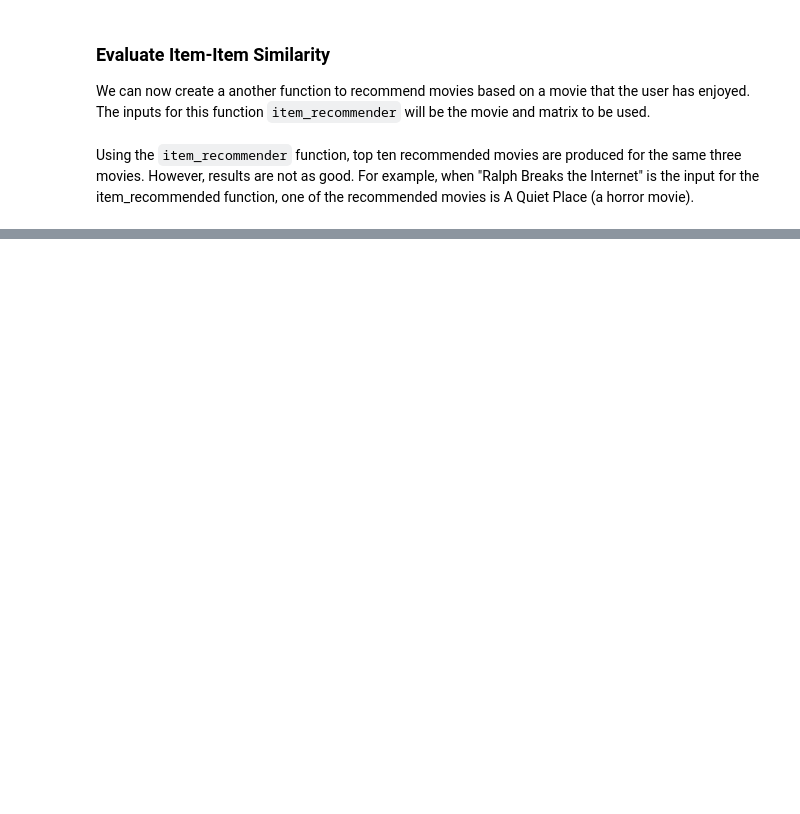
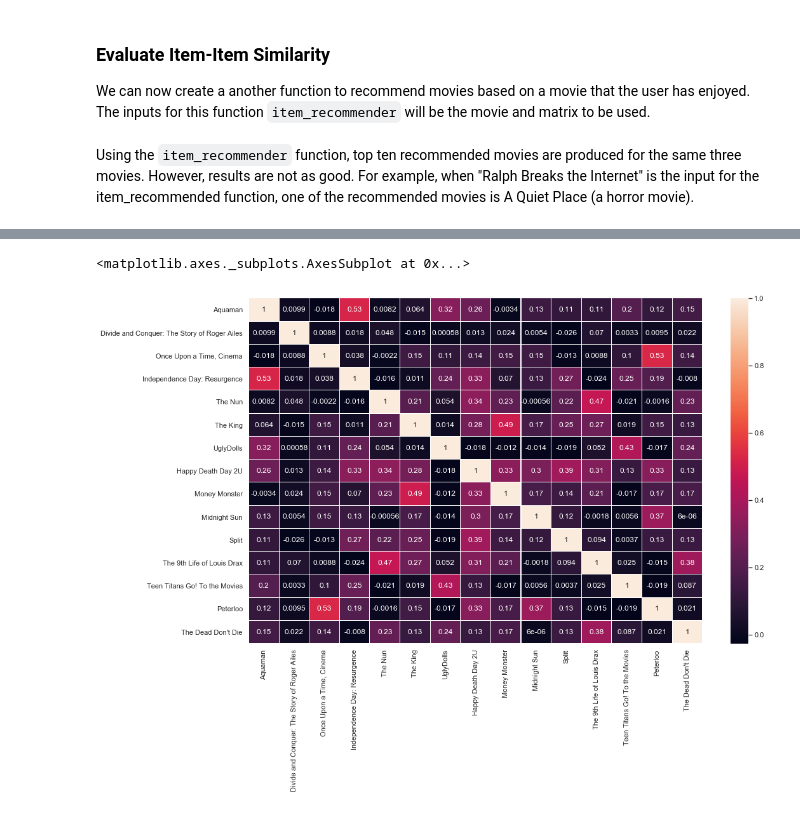
Before and after one commit to mkivenson/Recommender-Systems, a Jupyter notebook: Global Baseline Predictors and RSME/Movie Reviews Recommender System.ipynb, the cells around one changed output, grey strips where cells are left out. Cells and saved outputs as stored; diff of their text form; code cells hidden in the pictures; blank space fills up the shorter version.

```diff
--- a/Global Baseline Predictors and RSME/Movie Reviews Recommender System.ipynb
+++ b/Global Baseline Predictors and RSME/Movie Reviews Recommender System.ipynb
@@ -782,0 +818,5 @@ With this dataset and algorithm, it seems like content-based recommender systems
+# %%
+movie_df = pd.DataFrame(data = movie_matrix.toarray(),
+                       index = list(movie_words["title"]),
+                       columns = count_vec.get_feature_names())
+movie_df.head()
@@ -782,0 +833,7 @@ With this dataset and algorithm, it seems like content-based recommender systems
+# %%
+#instantiate SVD
+svd = TruncatedSVD(n_components = 100)
+svd.fit(movie_df)
+result = svd.transform(movie_df)
+print('data', movie_df.to_numpy())
+print('result', result)
@@ -782,0 +868,7 @@ With this dataset and algorithm, it seems like content-based recommender systems
+# %%
+#cosine similarity
+cosine_SVD_matrix = cosine_similarity(result, result)
+cosine_SVD_matrix = pd.DataFrame(cosine_SVD_matrix)
+cosine_SVD_matrix.columns = list(movie_words["title"])
+cosine_SVD_matrix.index = list(movie_words["title"])
+cosine_SVD_matrix
@@ -782,0 +942,9 @@ With this dataset and algorithm, it seems like content-based recommender systems
+# %%
+plt.figure(figsize=(16, 10))
+sns.set_style("darkgrid")
+sns.set(font_scale = 1)
+x = random.sample(range(0, len(cosine_SVD_matrix) + 1), 15)
+sns.heatmap(cosine_SVD_matrix.iloc[x,x], linewidths=.1, annot=True)
+# %% [output]
+<matplotlib.axes._subplots.AxesSubplot at 0x...>
+[figure, added]
```
Also changed, not shown: parts of 45 cells of this notebook.
